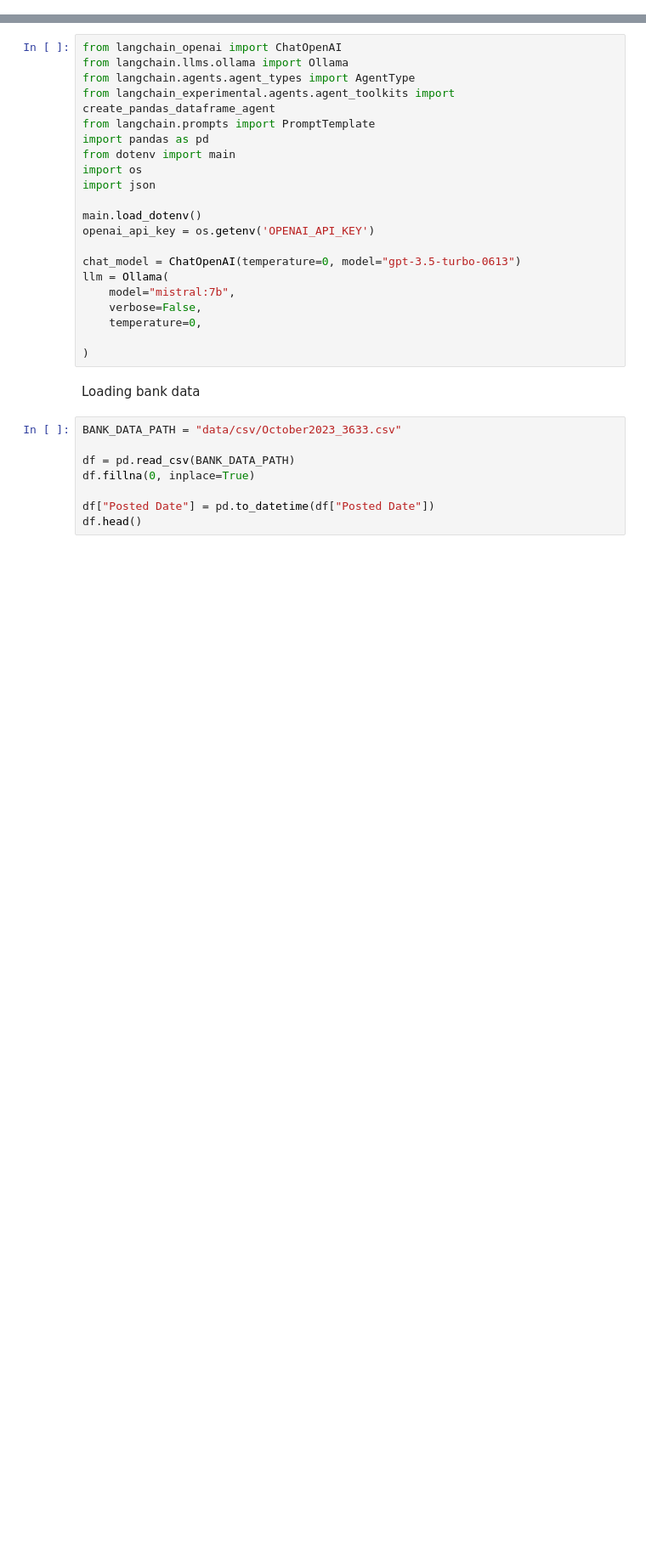
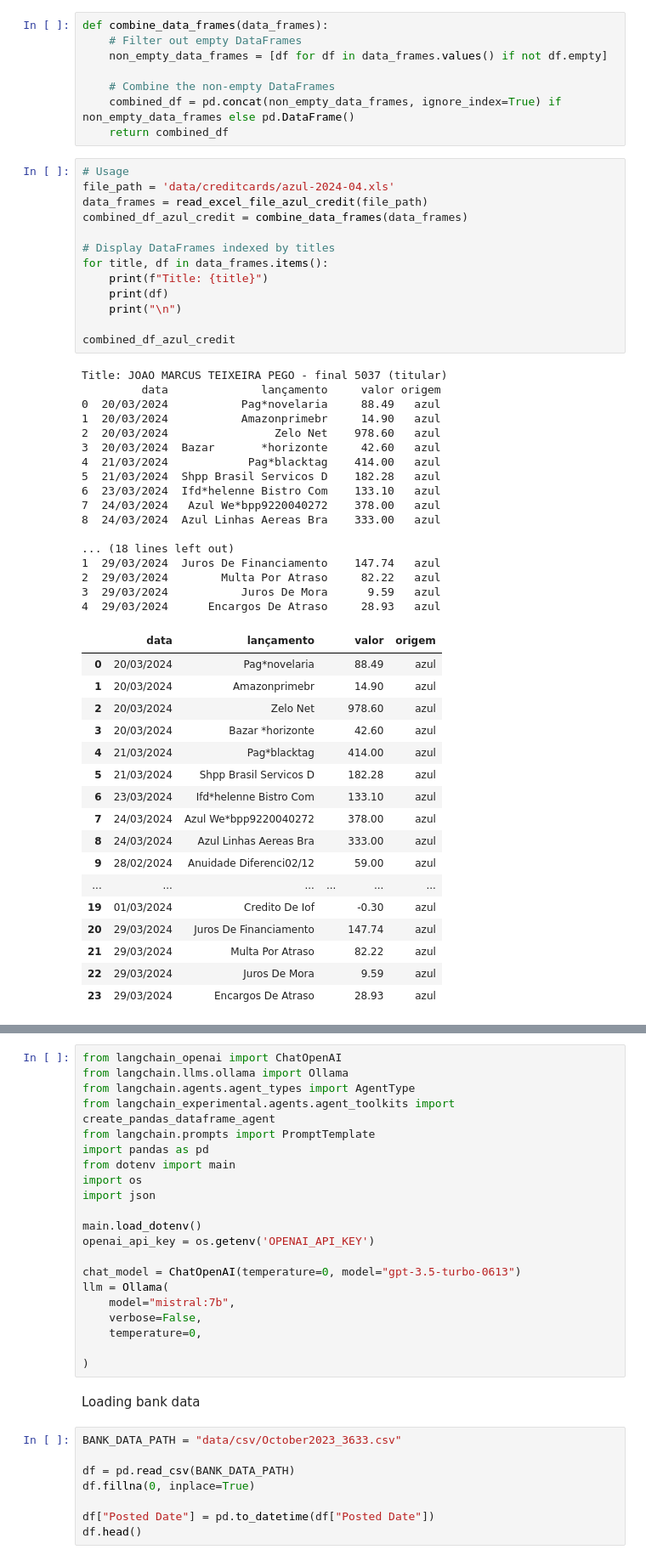
Before and after one commit to john-marcus7/BankStatementETL-main, a Jupyter notebook: credit_card_categorization_test.ipynb, the cells around one changed output, grey strips where cells are left out. Shown at 85% size. Drawn from its saved outputs; the diff is of its cells as text; blank space fills up the shorter version.

```diff
--- a/credit_card_categorization_test.ipynb
+++ b/credit_card_categorization_test.ipynb
@@ -4,0 +173,56 @@ Studies notebook by Lucas Antonio O. Rodrigues, phD.
+# %%
+def combine_data_frames(data_frames):
+    # Filter out empty DataFrames
+    non_empty_data_frames = [df for df in data_frames.values() if not df.empty]
+
+    # Combine the non-empty DataFrames
+    combined_df = pd.concat(non_empty_data_frames, ignore_index=True) if non_empty_data_frames else pd.DataFrame()
+    return combined_df
+# %%
+# Usage
+file_path = 'data/creditcards/azul-2024-04.xls'
+data_frames = read_excel_file_azul_credit(file_path)
+combined_df_azul_credit = combine_data_frames(data_frames)
+
+# Display DataFrames indexed by titles
+for title, df in data_frames.items():
+    print(f"Title: {title}")
+    print(df)
+    print("\n")
+
+combined_df_azul_credit
+# %% [output]
+Title: JOAO MARCUS TEIXEIRA PEGO - final 5037 (titular)
+         data              lançamento     valor origem
+0  20/03/2024           Pag*novelaria     88.49   azul
+1  20/03/2024           Amazonprimebr     14.90   azul
+2  20/03/2024                Zelo Net    978.60   azul
+3  20/03/2024  Bazar       *horizonte     42.60   azul
+4  21/03/2024            Pag*blacktag    414.00   azul
+5  21/03/2024  Shpp Brasil Servicos D    182.28   azul
+6  23/03/2024  Ifd*helenne Bistro Com    133.10   azul
+7  24/03/2024   Azul We*bpp9220040272    378.00   azul
+8  24/03/2024  Azul Linhas Aereas Bra    333.00   azul
+
+... (18 lines left out)
+1  29/03/2024  Juros De Financiamento    147.74   azul
+2  29/03/2024        Multa Por Atraso     82.22   azul
+3  29/03/2024           Juros De Mora      9.59   azul
+4  29/03/2024      Encargos De Atraso     28.93   azul
+|  | data | lançamento |  | valor | origem |
+| 0 | 20/03/2024 | Pag*novelaria |  | 88.49 | azul |
+| 1 | 20/03/2024 | Amazonprimebr |  | 14.90 | azul |
+| 2 | 20/03/2024 | Zelo Net |  | 978.60 | azul |
+| 3 | 20/03/2024 | Bazar *horizonte |  | 42.60 | azul |
+| 4 | 21/03/2024 | Pag*blacktag |  | 414.00 | azul |
+| 5 | 21/03/2024 | Shpp Brasil Servicos D |  | 182.28 | azul |
+| 6 | 23/03/2024 | Ifd*helenne Bistro Com |  | 133.10 | azul |
+| 7 | 24/03/2024 | Azul We*bpp9220040272 |  | 378.00 | azul |
+| 8 | 24/03/2024 | Azul Linhas Aereas Bra |  | 333.00 | azul |
+| 9 | 28/02/2024 | Anuidade Diferenci02/12 |  | 59.00 | azul |
+| ... | ... | ... | ... | ... | ... |
+| 19 | 01/03/2024 | Credito De Iof |  | -0.30 | azul |
+| 20 | 29/03/2024 | Juros De Financiamento |  | 147.74 | azul |
+| 21 | 29/03/2024 | Multa Por Atraso |  | 82.22 | azul |
+| 22 | 29/03/2024 | Juros De Mora |  | 9.59 | azul |
+| 23 | 29/03/2024 | Encargos De Atraso |  | 28.93 | azul |
```
Also changed, not shown: parts of 12 cells of this notebook, 9 other files.
